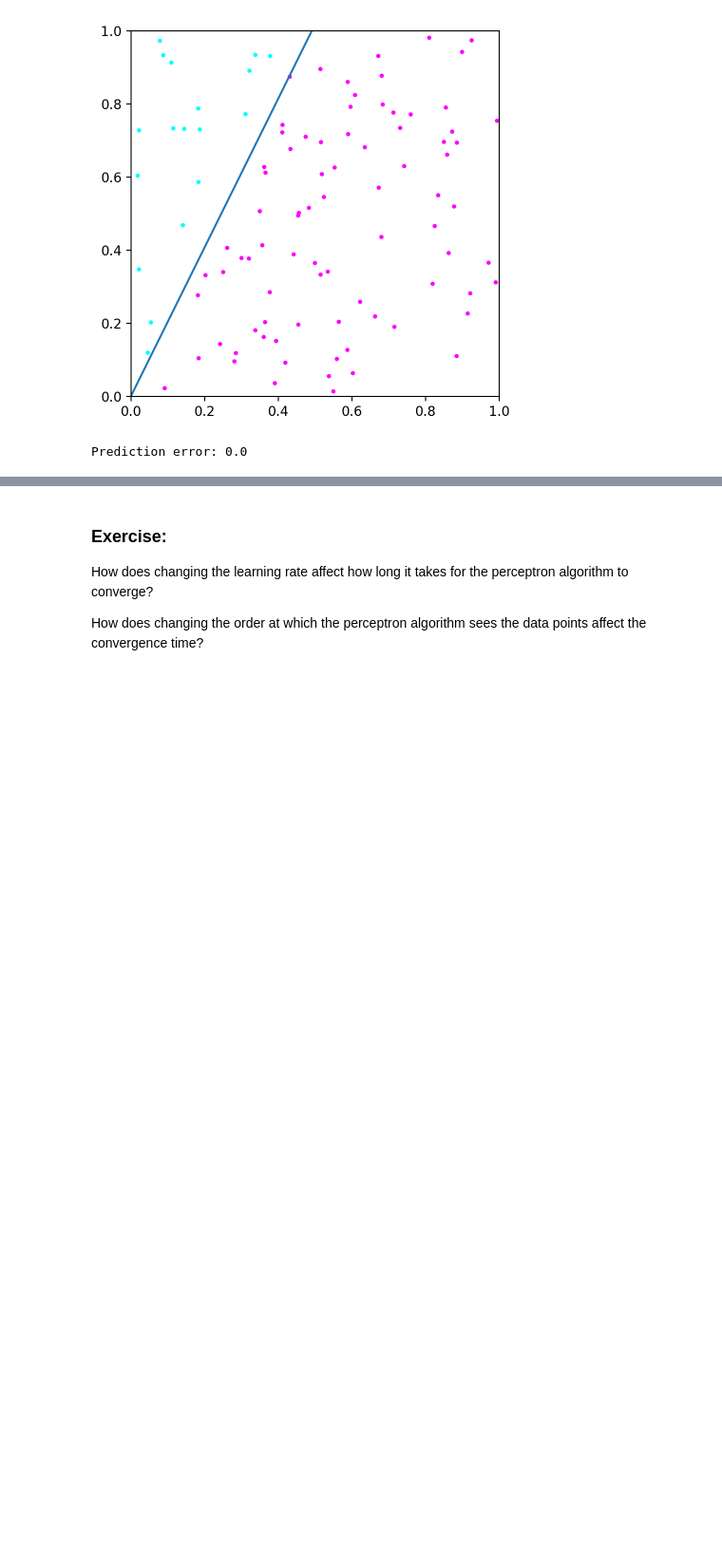
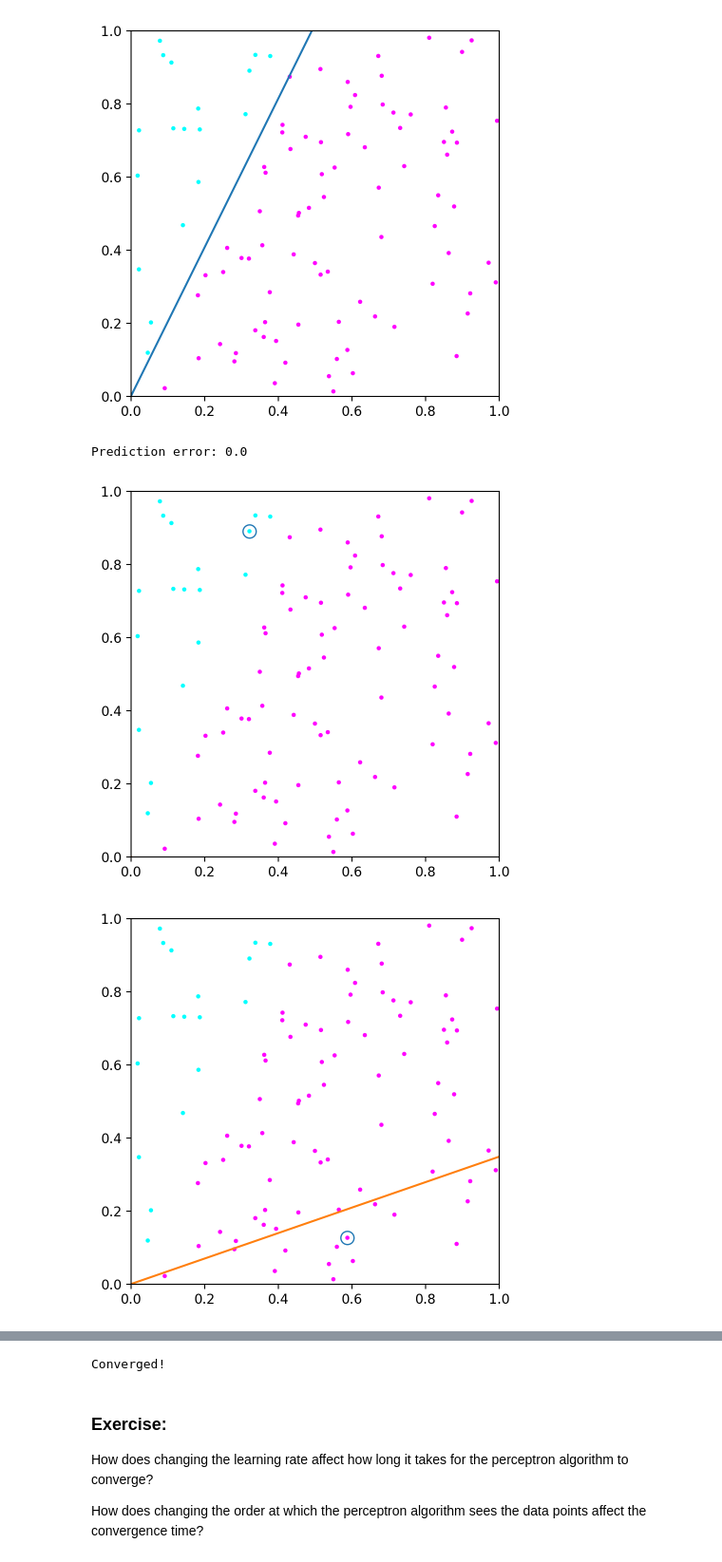
Before and after one commit to MIE424-2023/Lab3-Perceptron-Sol, a Jupyter notebook: Lab3_Solutions.ipynb, the cells around one changed output, grey strips where cells are left out. Shown at 95% size. Saved outputs shown, nothing was run; the diff lists cells and outputs as text; code cells hidden in the pictures; blank space fills up the shorter version.

```diff
--- a/Lab3_Solutions.ipynb
+++ b/Lab3_Solutions.ipynb
@@ -103,18 +103,20 @@ class Perceptron:
             # Insert your code here
             # Update w using the preceptron algorithm:
             # Hint: you can use self.w to access the value of w
+            # Note: whenever the model makes an incorrect prediction and you update the weight,
+            #   also increment 'self.num_updates' by 1
 
             for i in range(len(X)):
-                x, y_true = X[i: i+1], Y[i: i+1]
+                x, y_true = X[i: i+1], Y[i: i+1]    # Note: need to obtain 2-dim arrays
                 y_pred = self.predict(x)
                 if y_pred != y_true:
-                    self.w += lr * (y_true * x).T
+                    self.w += lr * (y_true * x).T   # x: (1, 2) w: (2, 1)
                     self.num_updates += 1
             ######################################
 
-            # Optionally plot intermediate results
-            if plot and itr % plot_period == 0:
-                self.plot(itr, X, Y)
+                    # Optionally plot intermediate results
+                    if plot and self.num_updates % plot_period == 0:
+                        self.plot(itr, X, Y, x)
 
             # Early terminate if converged
             if self.err(X, Y) == 0:
@@ -123,11 +125,13 @@ class Perceptron:
                 break
 
     def predict(self, x: np.ndarray) -> np.ndarray:
+        assert x.ndim == 2, "Incorrect input array: check the shape"
+
         ######################################
+        # Shape (n, 2)
         # Insert your code here
         # return the prediction of x (n by 2 array) made by the fitted model
         # Hint: you can use self.w to access the value of w
-        assert x.ndim == 2, "Incorrect input array: check the shape"
 
         return np.sign(x @ self.w)
         ######################################
@@ -142,9 +146,11 @@ class Perceptron:
         return error
         ######################################
 
-    def plot(self, itr: int, X: np.ndarray, Y: np.ndarray):
+    def plot(self, itr: int, X: np.ndarray, Y: np.ndarray, x: Optional[np.ndarray] = None):
         plt.figure(itr)
         plt.scatter(X[:, 0], X[:, 1], c=colors(Y), s=5)
+        if x is not None:
+            plt.plot(x[0, 0], x[0, 1], lw=0, marker='o', fillstyle='none', markersize=10)
         slope, bias = get_dec_boundary(self.w)
         plot_boundary(slope, bias)
         plt.show()
@@ -168,3 +174,11 @@ error = p.err(X, Y)
 print(f"Prediction error: {error}")
 # %% [output]
 Prediction error: 0.0
+# %%
+# Plot intermediate results during lab
+
+p = Perceptron(100)
+p.train(X, Y, plot=True, plot_period=1)
+# %% [output]
+[figure, added]
+[figure, added]
@@ -171,3 +193,4 @@ Prediction error: 0.0
+Converged!
 # %% [markdown]
 ### Exercise:
 
```
Also changed, not shown: parts of 6 cells of this notebook.
